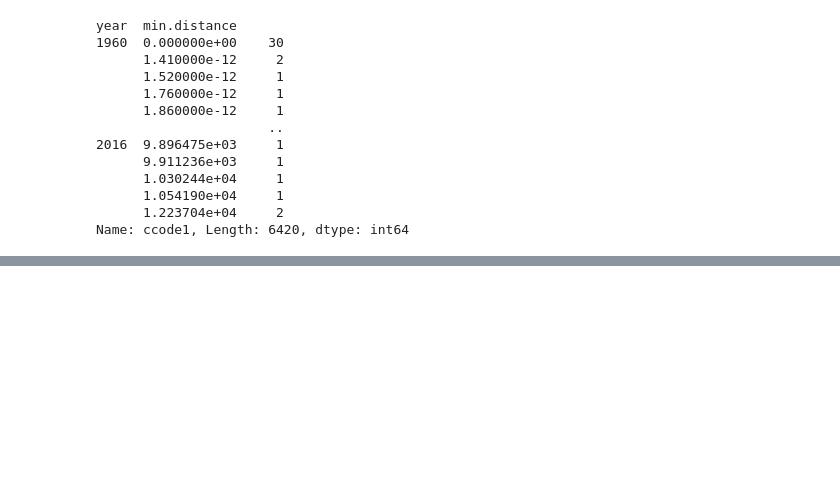
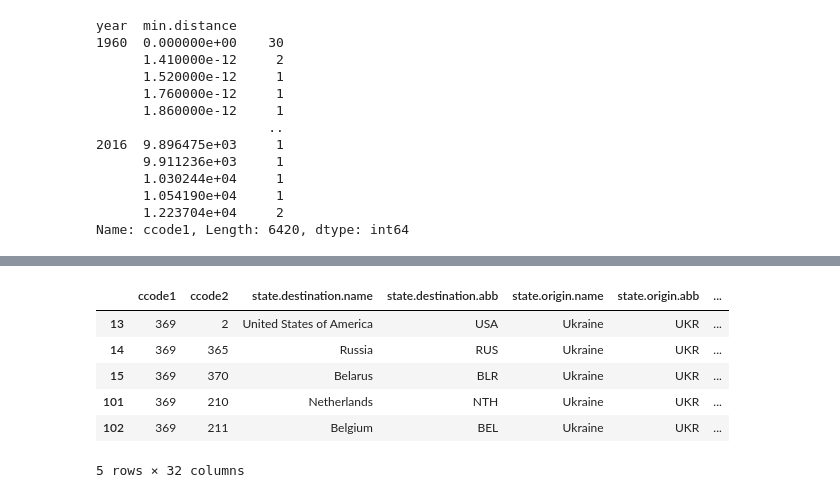
Before and after one commit to jataware/refugee_modeling, a Jupyter notebook: data_prep/graph-data-alignment.ipynb, the cells around one changed output, grey strips where cells are left out. Saved outputs shown, nothing was run; the diff lists cells and outputs as text; code cells hidden in the pictures; blank space fills up the shorter version.

```diff
--- a/data_prep/graph-data-alignment.ipynb
+++ b/data_prep/graph-data-alignment.ipynb
@@ -232,0 +235,3 @@ d.to_csv('../refugee_data/s1_process.csv', index=False)
+# %%
+df = pd.read_csv('../refugee_data/s1_process.csv')
+df.head()
@@ -232,0 +261,11 @@ d.to_csv('../refugee_data/s1_process.csv', index=False)
+# %%
+ukr = df[df['state.origin.abb']=='UKR']
+ukr.head()
+# %% [output]
+|  | ccode1 | ccode2 | state.destination.name | state.destination.abb | state.origin.name | state.origin.abb | ... |
+| 13 | 369 | 2 | United States of America | USA | Ukraine | UKR | ... |
+| 14 | 369 | 365 | Russia | RUS | Ukraine | UKR | ... |
+| 15 | 369 | 370 | Belarus | BLR | Ukraine | UKR | ... |
+| 101 | 369 | 210 | Netherlands | NTH | Ukraine | UKR | ... |
+| 102 | 369 | 211 | Belgium | BEL | Ukraine | UKR | ... |
+5 rows × 32 columns
```
Also changed, not shown: parts of 20 cells of this notebook, 10 other files.
